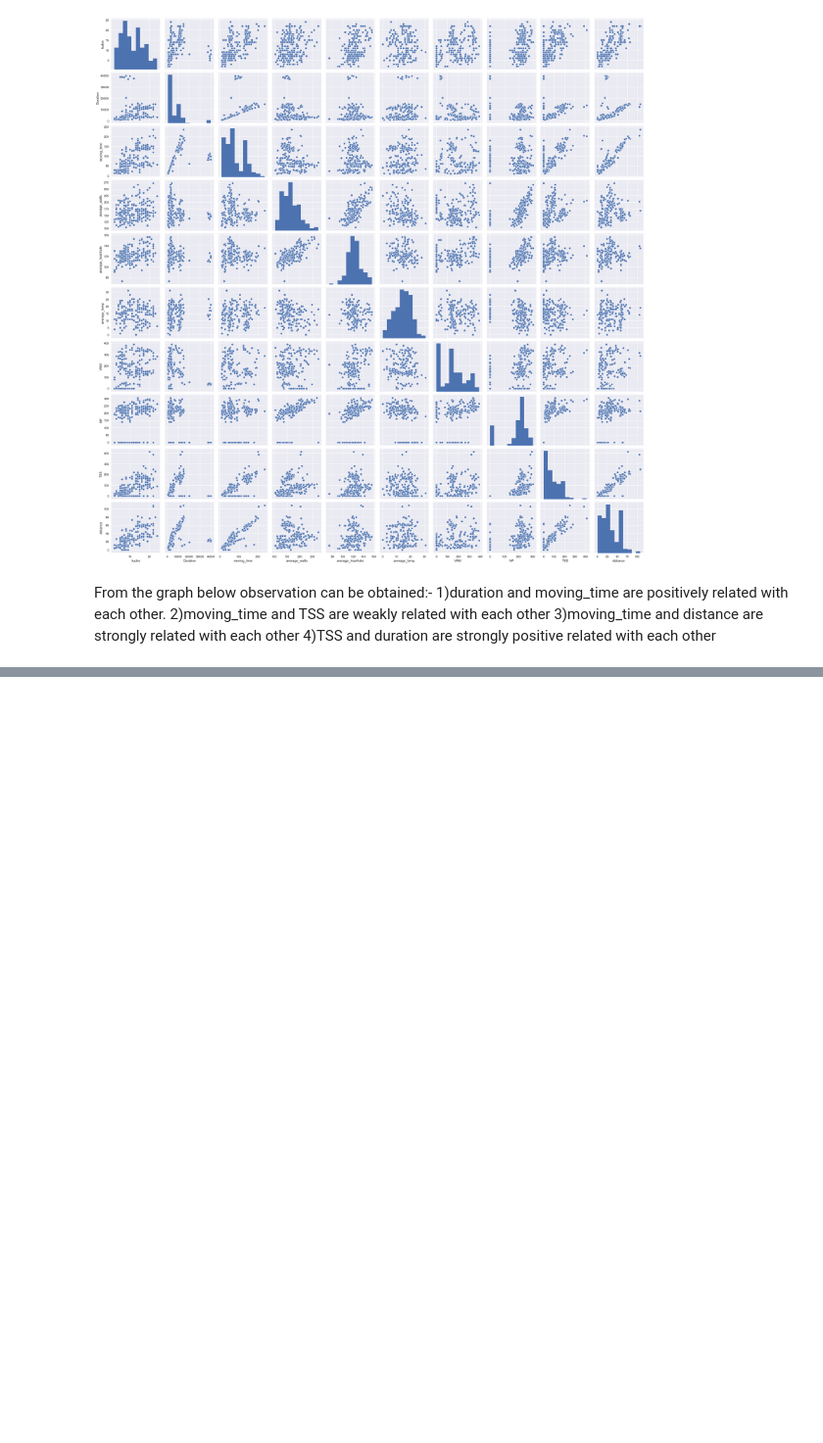
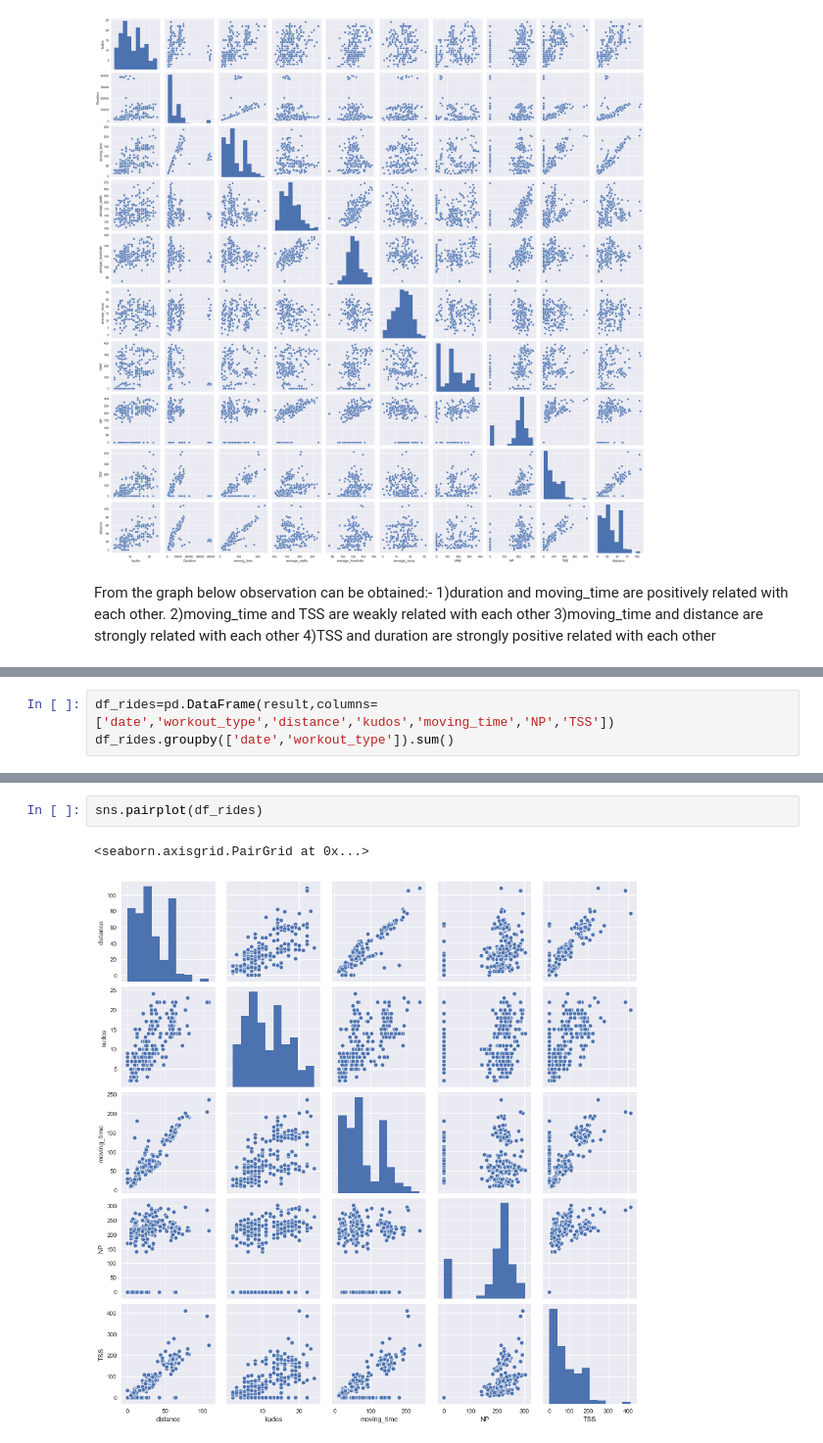
Before and after one commit to NSoni25/Portfolio_repository, a Jupyter notebook: Portfolio 1.ipynb, the cells around one changed output, grey strips where cells are left out. Shown at 98% size. Drawn from its saved outputs; the diff is of its cells as text; blank space fills up the shorter version.

```diff
--- a/Portfolio 1.ipynb
+++ b/Portfolio 1.ipynb
@@ -392,0 +410,3 @@ From the graph below observation can be obtained:-
+# %%
+df_rides=pd.DataFrame(result,columns=['date','workout_type','distance','kudos','moving_time','NP','TSS'])
+df_rides.groupby(['date','workout_type']).sum()
@@ -392,0 +428,5 @@ From the graph below observation can be obtained:-
+# %%
+sns.pairplot(df_rides)
+# %% [output]
+<seaborn.axisgrid.PairGrid at 0x...>
+[figure, added]
```
Also changed, not shown: parts of 5 cells of this notebook.
